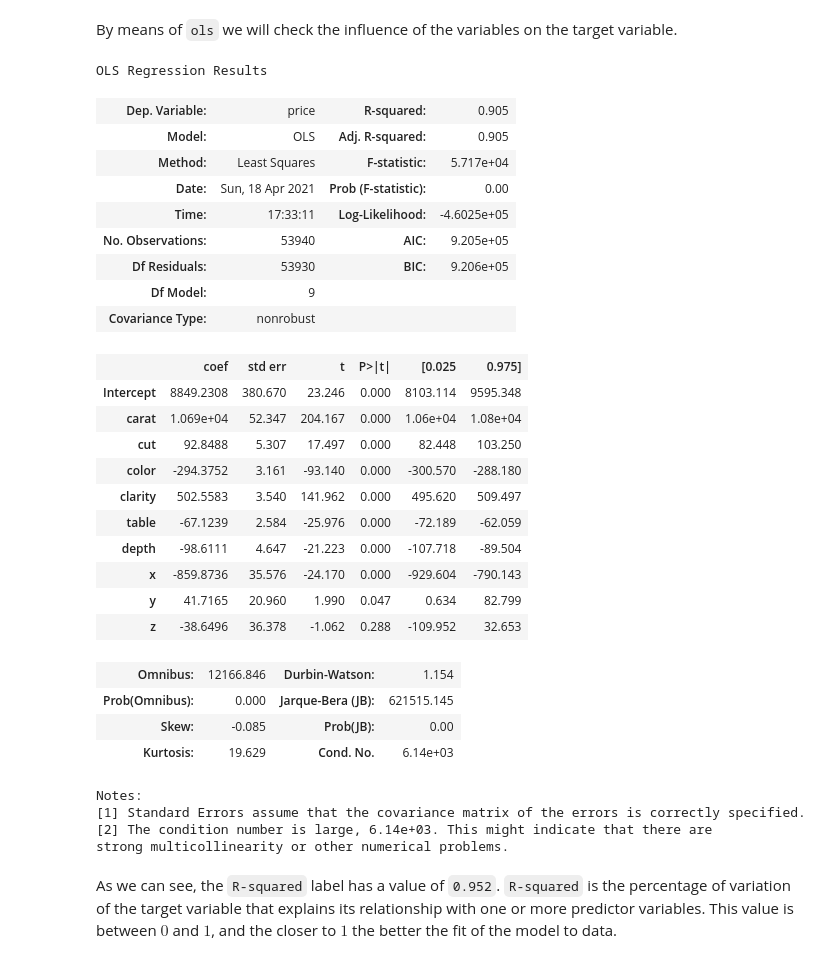
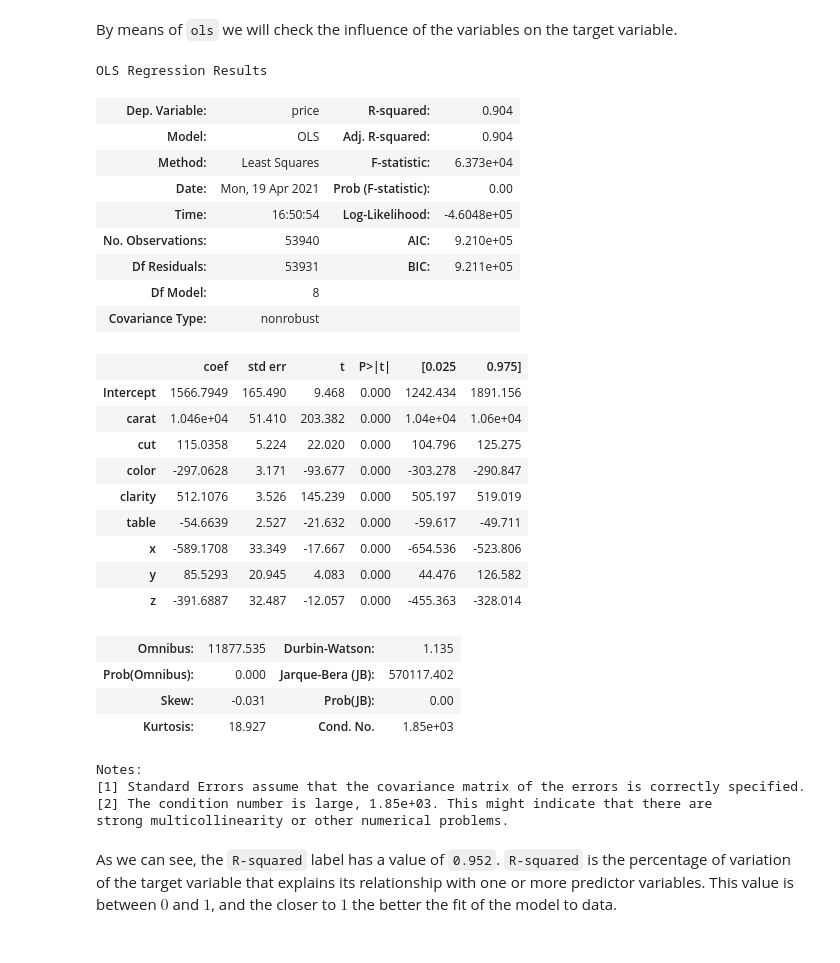
Before and after one commit to MarioGar25/Diamonds-everywhere, a Jupyter notebook: Diamonds-ML-Model.ipynb, the cells around one changed output. Cells and saved outputs as stored; diff of their text form; code cells hidden in the pictures.

```diff
--- a/Diamonds-ML-Model.ipynb
+++ b/Diamonds-ML-Model.ipynb
@@ -181,20 +222,24 @@ sns.histplot(data=df_train, x="price", kde=True, alpha = 0.2)
 # %%
+#set subplots number and size
 fig, ax = plt.subplots(nrows = 3, ncols = 2, figsize=(12, 8))
+#using `.flat`, we convert the variable `ax` into a 1D array, in order to iterate.
 ax = ax.flat
+#obtein the numerical column names in an array
 numerical_cols = df_train.drop("price", axis=1).select_dtypes(include=["int", "float"]).columns
-
+#set each graph
 for ind, col in enumerate(numerical_cols):
+#set graph type, color, location, data and other features
     sns.histplot(data = df_train,
                  x = col,
                  color = list(mcolors.BASE_COLORS)[ind],
                  kde=True,
                  ax = ax[ind],
                  alpha=0.2)
-
+#set the title for each graph
     ax[ind].set_title(col, fontsize = 10, fontweight = "bold")
-    ax[ind].tick_params(labelsize = 6)
+#set empty string to xlabel title
     ax[ind].set_xlabel("")
-
+#set visual config
 fig.tight_layout()
 plt.subplots_adjust(top = 0.9)
 fig.suptitle("Numeric Variables Distribution", fontsize = 15, fontweight = "bold");
@@ -338,40 +399,39 @@ By means of `ols` we will check the influence of the variables on the target var
 # %%
 #Let's get the summary of the metrics.
 #Set 'price' as target variable, and the rest as predictors variables. And, them, fit the model.
 train_results = smf.ols(
-    "price ~ carat + cut + color + clarity + table + depth + x + y + z",
+    "price ~ carat + cut + color + clarity + table  + x + y + z",
     data=df_train).fit()
 #We see the summary
 train_results.summary()
 # %% [output]
 OLS Regression Results
-| Dep. Variable: | price | R-squared: | 0.905 |
-| Model: | OLS | Adj. R-squared: | 0.905 |
-| Method: | Least Squares | F-statistic: | 5.717e+04 |
-| Date: | Sun, 18 Apr 2021 | Prob (F-statistic): | 0.00 |
-| Time: | 17:33:11 | Log-Likelihood: | -4.6025e+05 |
-| No. Observations: | 53940 | AIC: | 9.205e+05 |
-| Df Residuals: | 53930 | BIC: | 9.206e+05 |
-| Df Model: | 9 |  |  |
+| Dep. Variable: | price | R-squared: | 0.904 |
+| Model: | OLS | Adj. R-squared: | 0.904 |
+| Method: | Least Squares | F-statistic: | 6.373e+04 |
+| Date: | Mon, 19 Apr 2021 | Prob (F-statistic): | 0.00 |
+| Time: | 16:50:54 | Log-Likelihood: | -4.6048e+05 |
+| No. Observations: | 53940 | AIC: | 9.210e+05 |
+| Df Residuals: | 53931 | BIC: | 9.211e+05 |
+| Df Model: | 8 |  |  |
 | Covariance Type: | nonrobust |  |  |
 |  | coef | std err | t | P>|t| | [0.025 | 0.975] |
-| Intercept | 8849.2308 | 380.670 | 23.246 | 0.000 | 8103.114 | 9595.348 |
-| carat | 1.069e+04 | 52.347 | 204.167 | 0.000 | 1.06e+04 | 1.08e+04 |
-| cut | 92.8488 | 5.307 | 17.497 | 0.000 | 82.448 | 103.250 |
-| color | -294.3752 | 3.161 | -93.140 | 0.000 | -300.570 | -288.180 |
-| clarity | 502.5583 | 3.540 | 141.962 | 0.000 | 495.620 | 509.497 |
-| table | -67.1239 | 2.584 | -25.976 | 0.000 | -72.189 | -62.059 |
-| depth | -98.6111 | 4.647 | -21.223 | 0.000 | -107.718 | -89.504 |
-| x | -859.8736 | 35.576 | -24.170 | 0.000 | -929.604 | -790.143 |
-| y | 41.7165 | 20.960 | 1.990 | 0.047 | 0.634 | 82.799 |
-| z | -38.6496 | 36.378 | -1.062 | 0.288 | -109.952 | 32.653 |
+| Intercept | 1566.7949 | 165.490 | 9.468 | 0.000 | 1242.434 | 1891.156 |
+| carat | 1.046e+04 | 51.410 | 203.382 | 0.000 | 1.04e+04 | 1.06e+04 |
+| cut | 115.0358 | 5.224 | 22.020 | 0.000 | 104.796 | 125.275 |
+| color | -297.0628 | 3.171 | -93.677 | 0.000 | -303.278 | -290.847 |
+| clarity | 512.1076 | 3.526 | 145.239 | 0.000 | 505.197 | 519.019 |
+| table | -54.6639 | 2.527 | -21.632 | 0.000 | -59.617 | -49.711 |
+| x | -589.1708 | 33.349 | -17.667 | 0.000 | -654.536 | -523.806 |
+| y | 85.5293 | 20.945 | 4.083 | 0.000 | 44.476 | 126.582 |
+| z | -391.6887 | 32.487 | -12.057 | 0.000 | -455.363 | -328.014 |
-| Omnibus: | 12166.846 | Durbin-Watson: | 1.154 |
-| Prob(Omnibus): | 0.000 | Jarque-Bera (JB): | 621515.145 |
-| Skew: | -0.085 | Prob(JB): | 0.00 |
-| Kurtosis: | 19.629 | Cond. No. | 6.14e+03 |
+| Omnibus: | 11877.535 | Durbin-Watson: | 1.135 |
+| Prob(Omnibus): | 0.000 | Jarque-Bera (JB): | 570117.402 |
+| Skew: | -0.031 | Prob(JB): | 0.00 |
+| Kurtosis: | 18.927 | Cond. No. | 1.85e+03 |
 Notes:
 [1] Standard Errors assume that the covariance matrix of the errors is correctly specified.
-[2] The condition number is large, 6.14e+03. This might indicate that there are
+[2] The condition number is large, 1.85e+03. This might indicate that there are
 strong multicollinearity or other numerical problems.
 # %% [markdown]
 As we can see, the `R-squared` label has a value of `0.952`. `R-squared` is the percentage of variation of the target variable that explains its relationship with one or more predictor variables. This value is between $0$ and $1$, and the closer to $1$ the better the fit of the model to data.
```
Also changed, not shown: parts of 41 cells of this notebook.
